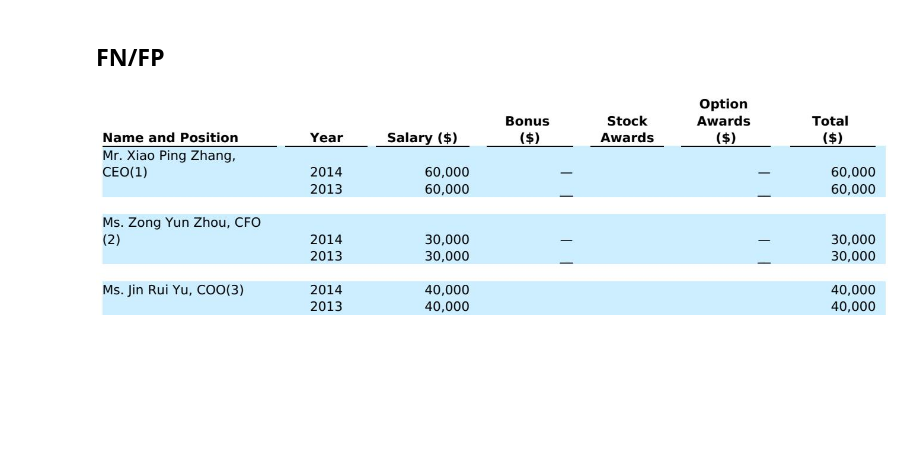
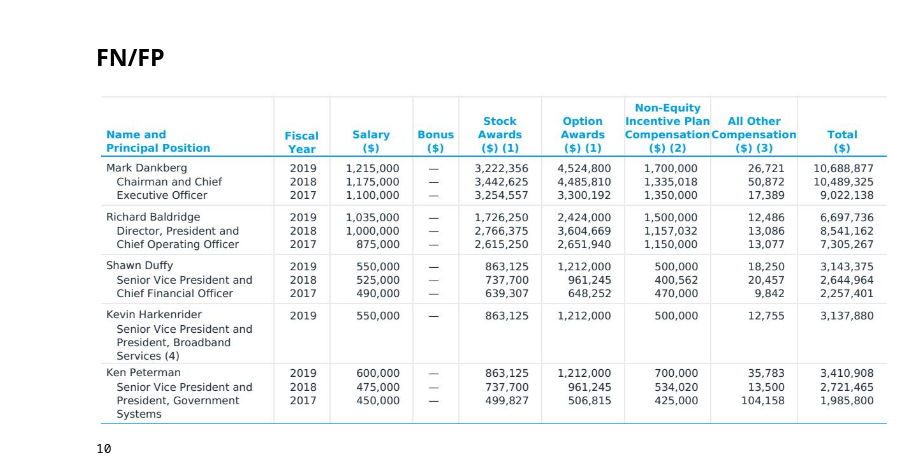
Before and after one commit to pierpierpy/Execcomp-AI, a Jupyter notebook: notebooks/classifier/table_classifier_train.ipynb, the cells around one changed output. Cells and saved outputs as stored; diff of their text form; code cells hidden in the pictures; blank space fills up the shorter version.

```diff
--- a/notebooks/classifier/table_classifier_train.ipynb
+++ b/notebooks/classifier/table_classifier_train.ipynb
@@ -42,13 +42,13 @@ Train: 3639 | Test: 910
 # Training
 # %%
 MODEL_NAME = "Qwen/Qwen3-VL-4B-Instruct"
-BATCH_SIZE = 2
-EPOCHS = 3
+BATCH_SIZE = 16
+EPOCHS = 4
 LR = 1e-5
 DEVICE = "cuda"
 
 
-MODEL_SAVE_NAME = "exp2-weighted-loss-qwen3"
+MODEL_SAVE_NAME = "exp3-weighted-loss-qwen3-bigger_dataset"
 
 MODEL_PATH = BASE_PATH / "hf" / "models" / MODEL_SAVE_NAME
 HEAD_PATH = MODEL_PATH / "head"
@@ -296,21 +435,25 @@ print(f"✓ Pushed to: https://huggingface.co/{HF_MODEL_REPO}")
 # %%
 # Find misclassified samples
 test_data = dataset_split["test"]
 
 false_positives = []  # non_sct predicted as sct
 false_negatives = []  # sct predicted as non_sct
 
 for i, (pred, label) in enumerate(zip(all_preds, all_labels)):
     if pred != label:
         sample = test_data[i]
         if pred == 1 and label == 0:
             false_positives.append((i, sample))
         else:
             false_negatives.append((i, sample))
 
 # sample = false_positives[1]
 # display(sample[-1]["image"])
-sample = false_negatives[0]
+sample = false_negatives[3]
 display(sample[-1]["image"])
 # %% [output]
-[figure, old version]
+[figure, new version]
+# %%
+len(false_negatives)
+# %% [output]
+10
```
Also changed, not shown: parts of 7 cells of this notebook, 5 other files.
